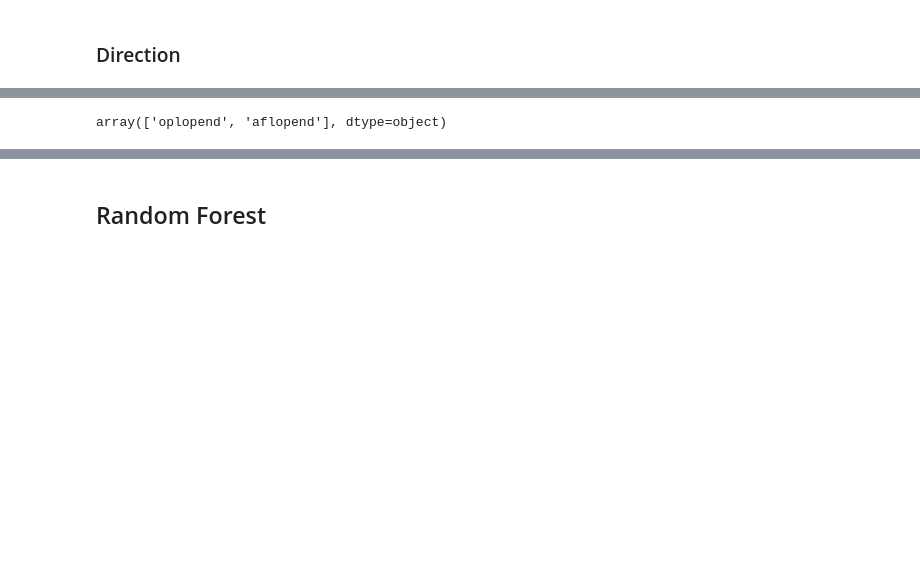
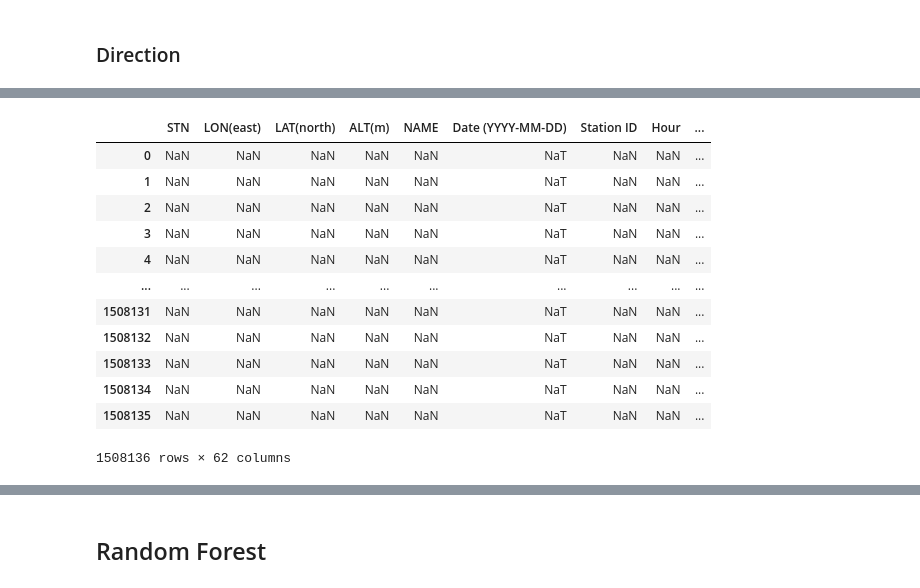
Before and after one commit to mhristev/TodayAI, a Jupyter notebook: MainFile.ipynb, the cells around one changed output, grey strips where cells are left out. Saved outputs shown, nothing was run; the diff lists cells and outputs as text; code cells hidden in the pictures; blank space fills up the shorter version.

Commit message:
New Left Test

```diff
--- a/MainFile.ipynb
+++ b/MainFile.ipynb
@@ -944,6 +939,17 @@ merged_data.sample(3)
 3 rows × 57 columns
 # %%
-varrrrr = merged_data[merged_data["HectometerStart"] > merged_data["HectometerEnd"]]
-varrrrr["HectometerDirection"].unique()
+merged_left_test[merged_left_test.isna()]
 # %% [output]
+|  | STN | LON(east) | LAT(north) | ALT(m) | NAME | Date (YYYY-MM-DD) | Station ID | Hour | ... |
+| 0 | NaN | NaN | NaN | NaN | NaN | NaT | NaN | NaN | ... |
+| 1 | NaN | NaN | NaN | NaN | NaN | NaT | NaN | NaN | ... |
+| 2 | NaN | NaN | NaN | NaN | NaN | NaT | NaN | NaN | ... |
+| 3 | NaN | NaN | NaN | NaN | NaN | NaT | NaN | NaN | ... |
+| 4 | NaN | NaN | NaN | NaN | NaN | NaT | NaN | NaN | ... |
+| ... | ... | ... | ... | ... | ... | ... | ... | ... | ... |
+| 1508131 | NaN | NaN | NaN | NaN | NaN | NaT | NaN | NaN | ... |
+| 1508132 | NaN | NaN | NaN | NaN | NaN | NaT | NaN | NaN | ... |
+| 1508133 | NaN | NaN | NaN | NaN | NaN | NaT | NaN | NaN | ... |
+| 1508134 | NaN | NaN | NaN | NaN | NaN | NaT | NaN | NaN | ... |
+| 1508135 | NaN | NaN | NaN | NaN | NaN | NaT | NaN | NaN | ... |
-array(['oplopend', 'aflopend'], dtype=object)
+1508136 rows × 62 columns
```
Also changed, not shown: parts of 14 cells of this notebook, 1 other file.
